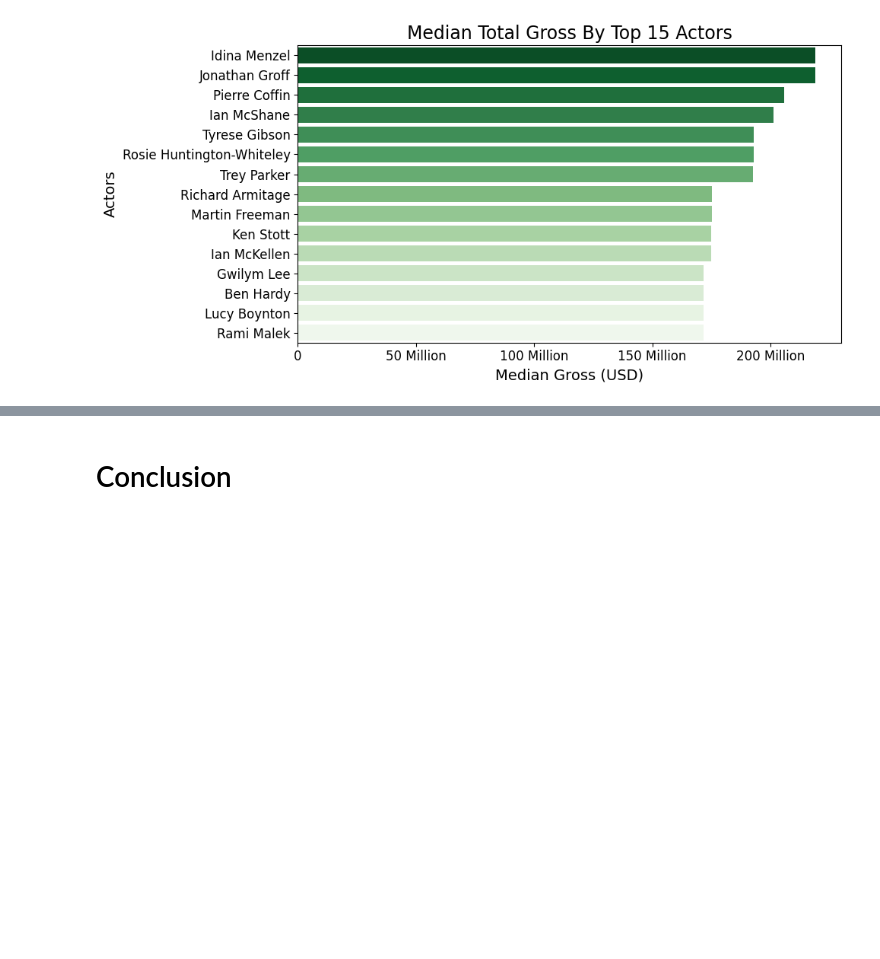
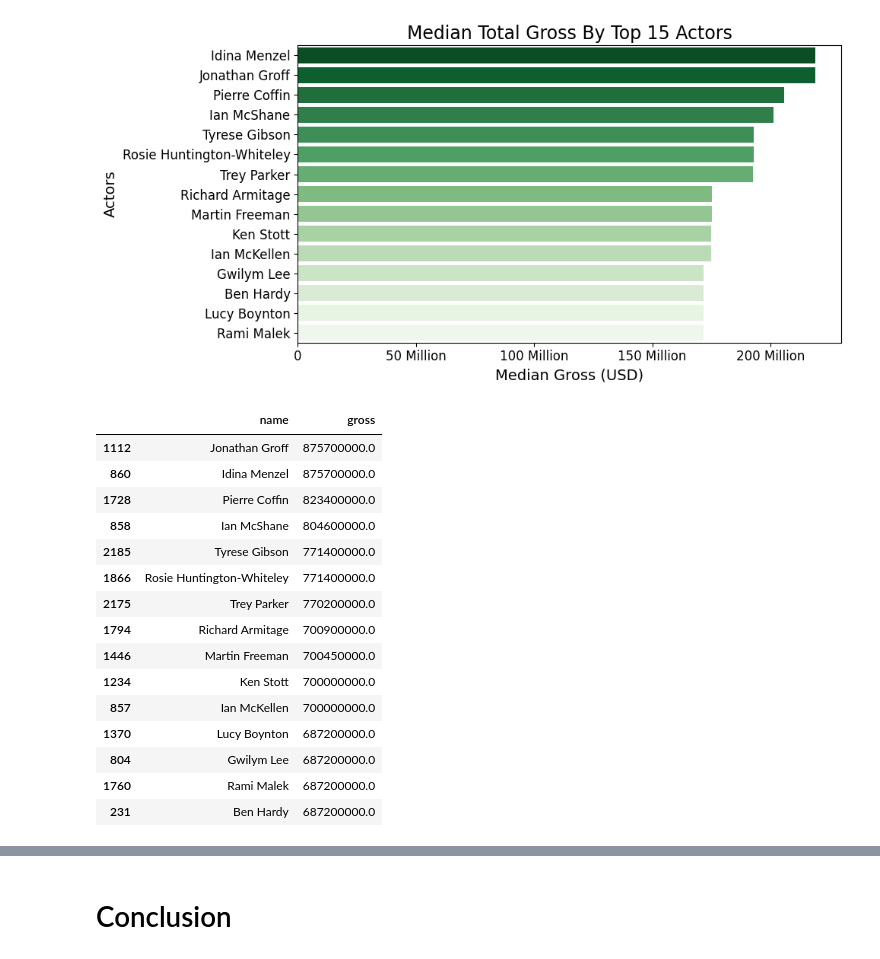
Before and after one commit to neurosxx/dsc-phase-2-project-v3, a Jupyter notebook: movie_analysis.ipynb, the cells around one changed output, grey strips where cells are left out. Saved outputs shown, nothing was run; the diff lists cells and outputs as text; code cells hidden in the pictures; blank space fills up the shorter version.

```diff
--- a/movie_analysis.ipynb
+++ b/movie_analysis.ipynb
@@ -822,3 +822,34 @@ plt.tight_layout()
 plt.show()
 # %% [output]
 [figure]
+# %%
+top15_in_animation = []
+for name, gross, genres in zip(join_actors_gross['primary_name'],
+    join_actors_gross['foreign_gross'], join_actors_gross['genres']):
+    if genres is not None and 'Animation' in genres:
+        top15_in_animation.append([name, gross, genres, True])
+    else:
+        top15_in_animation.append([name, gross, genres, False])
+
+
+top15_in_animation = pd.DataFrame(
+    top15_in_animation,
+    columns=['name', 'gross', 'genres', 'Is Animation in Genres'])
+top15_in_animation.groupby(['name'], as_index=False)['gross'].median().sort_values( by='gross', ascending=False).head(15)
+# %% [output]
+|  | name | gross |
+| 1112 | Jonathan Groff | 875700000.0 |
+| 860 | Idina Menzel | 875700000.0 |
+| 1728 | Pierre Coffin | 823400000.0 |
+| 858 | Ian McShane | 804600000.0 |
+| 2185 | Tyrese Gibson | 771400000.0 |
+| 1866 | Rosie Huntington-Whiteley | 771400000.0 |
+| 2175 | Trey Parker | 770200000.0 |
+| 1794 | Richard Armitage | 700900000.0 |
+| 1446 | Martin Freeman | 700450000.0 |
+| 1234 | Ken Stott | 700000000.0 |
+| 857 | Ian McKellen | 700000000.0 |
+| 1370 | Lucy Boynton | 687200000.0 |
+| 804 | Gwilym Lee | 687200000.0 |
+| 1760 | Rami Malek | 687200000.0 |
+| 231 | Ben Hardy | 687200000.0 |
```
Also changed, not shown: parts of 3 cells of this notebook.
